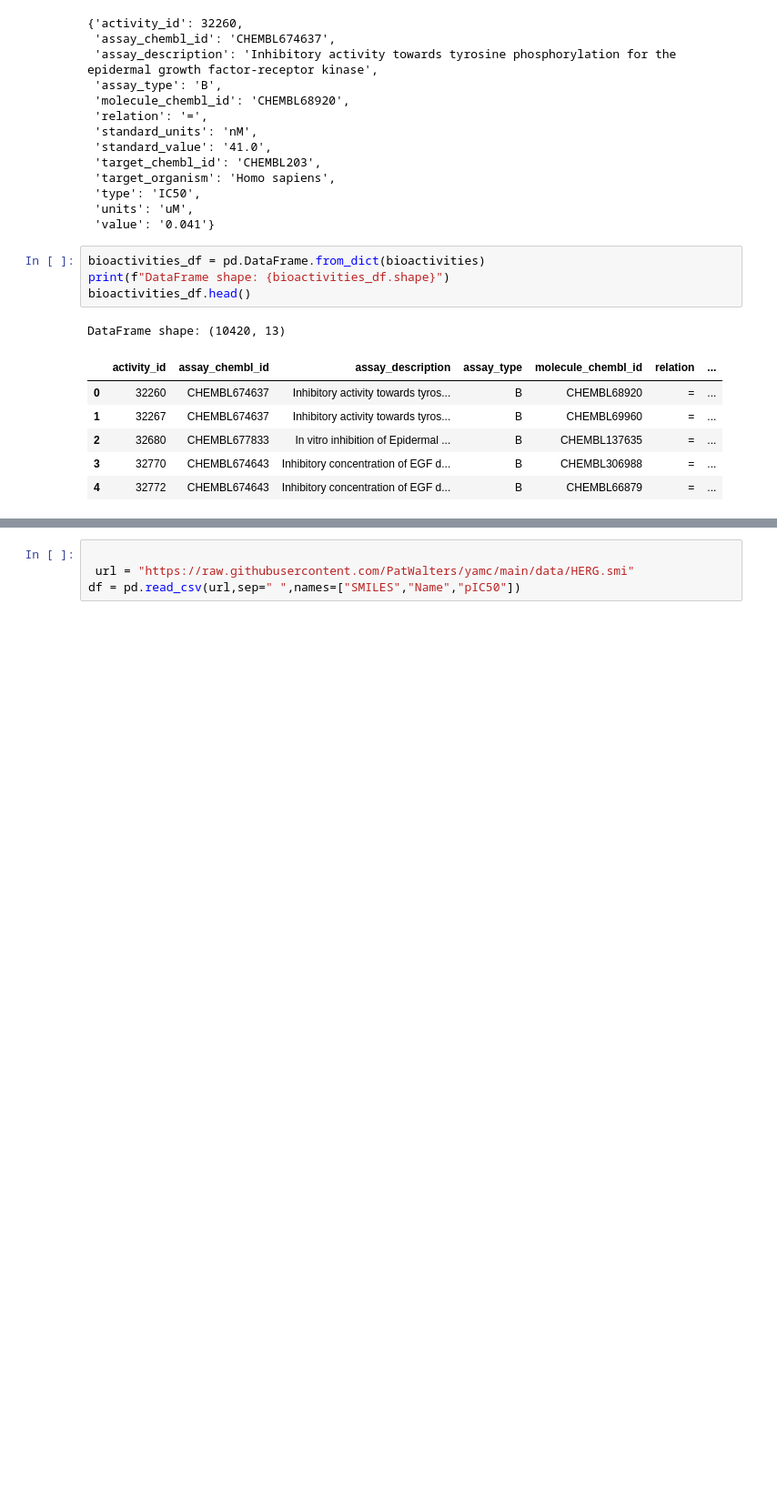
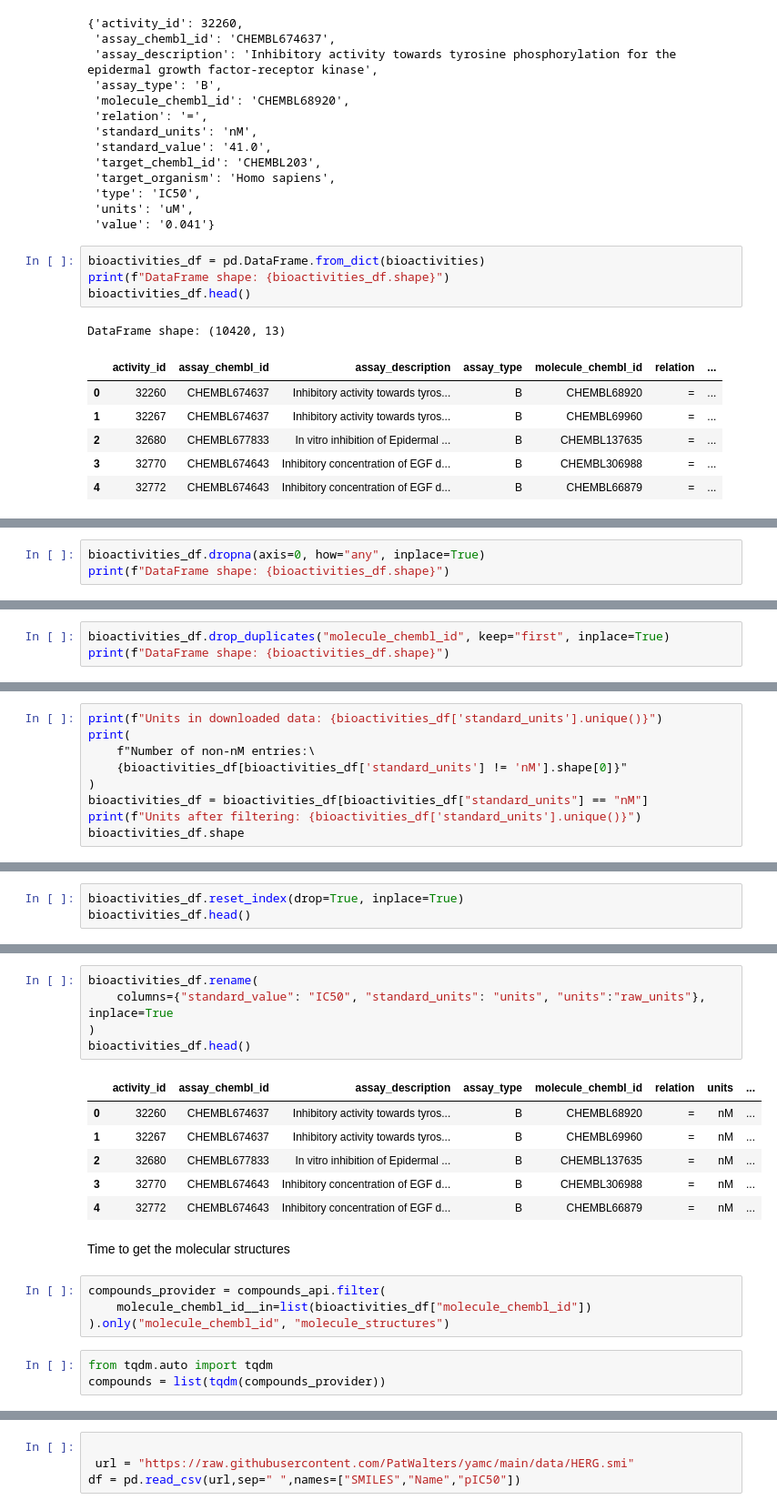
Before and after one commit to ChristosN/logichem, a Jupyter notebook: chembl_pull.ipynb, the cells around one changed output, grey strips where cells are left out. Shown at 91% size. Drawn from its saved outputs; the diff is of its cells as text; blank space fills up the shorter version.

```diff
--- a/chembl_pull.ipynb
+++ b/chembl_pull.ipynb
@@ -142,0 +178,3 @@ cs = compounds.get(['CHEMBL%s' % x for x in range(1,301)])
+# %%
+bioactivities_df.dropna(axis=0, how="any", inplace=True)
+print(f"DataFrame shape: {bioactivities_df.shape}")
@@ -142,0 +191,3 @@ cs = compounds.get(['CHEMBL%s' % x for x in range(1,301)])
+# %%
+bioactivities_df.drop_duplicates("molecule_chembl_id", keep="first", inplace=True)
+print(f"DataFrame shape: {bioactivities_df.shape}")
@@ -142,0 +199,9 @@ cs = compounds.get(['CHEMBL%s' % x for x in range(1,301)])
+# %%
+print(f"Units in downloaded data: {bioactivities_df['standard_units'].unique()}")
+print(
+    f"Number of non-nM entries:\
+    {bioactivities_df[bioactivities_df['standard_units'] != 'nM'].shape[0]}"
+)
+bioactivities_df = bioactivities_df[bioactivities_df["standard_units"] == "nM"]
+print(f"Units after filtering: {bioactivities_df['standard_units'].unique()}")
+bioactivities_df.shape
@@ -142,0 +213,3 @@ cs = compounds.get(['CHEMBL%s' % x for x in range(1,301)])
+# %%
+bioactivities_df.reset_index(drop=True, inplace=True)
+bioactivities_df.head()
@@ -142,0 +223,21 @@ cs = compounds.get(['CHEMBL%s' % x for x in range(1,301)])
+# %%
+bioactivities_df.rename(
+    columns={"standard_value": "IC50", "standard_units": "units", "units":"raw_units"}, inplace=True
+)
+bioactivities_df.head()
+# %% [output]
+|  | activity_id | assay_chembl_id | assay_description | assay_type | molecule_chembl_id | relation | units | ... |
+| 0 | 32260 | CHEMBL674637 | Inhibitory activity towards tyros... | B | CHEMBL68920 | = | nM | ... |
+| 1 | 32267 | CHEMBL674637 | Inhibitory activity towards tyros... | B | CHEMBL69960 | = | nM | ... |
+| 2 | 32680 | CHEMBL677833 | In vitro inhibition of Epidermal ... | B | CHEMBL137635 | = | nM | ... |
+| 3 | 32770 | CHEMBL674643 | Inhibitory concentration of EGF d... | B | CHEMBL306988 | = | nM | ... |
+| 4 | 32772 | CHEMBL674643 | Inhibitory concentration of EGF d... | B | CHEMBL66879 | = | nM | ... |
+# %% [markdown]
+Time to get the molecular structures
+# %%
+compounds_provider = compounds_api.filter(
+    molecule_chembl_id__in=list(bioactivities_df["molecule_chembl_id"])
+).only("molecule_chembl_id", "molecule_structures")
+# %%
+from tqdm.auto import tqdm
+compounds = list(tqdm(compounds_provider))
```
Also changed, not shown: parts of 33 cells of this notebook.
